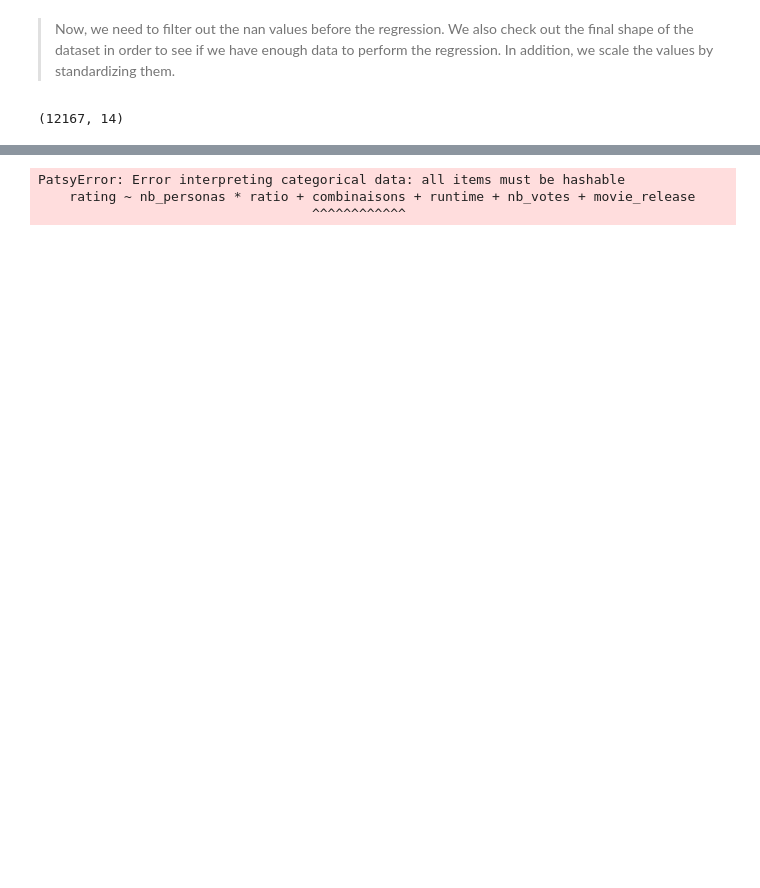
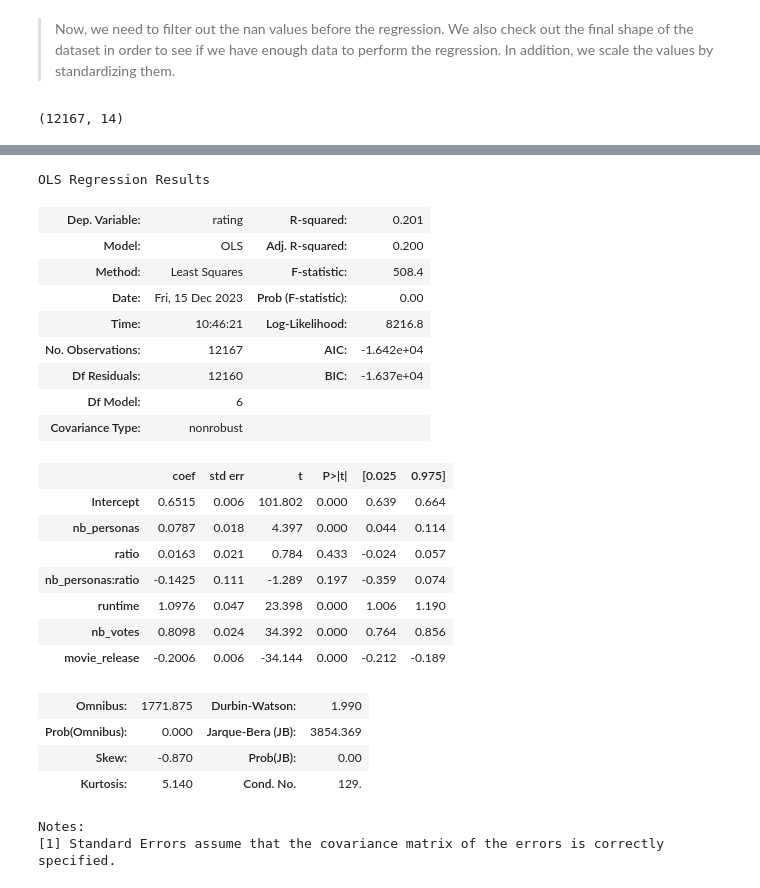
Before and after one commit to epfl-ada/ada-2023-project-theredpandada5, a Jupyter notebook: Statistics Pipeline.ipynb, the cells around one changed output, grey strips where cells are left out. Cells and saved outputs as stored; diff of their text form; code cells hidden in the pictures; blank space fills up the shorter version.

```diff
--- a/Statistics Pipeline.ipynb
+++ b/Statistics Pipeline.ipynb
@@ -983,9 +983,30 @@ df_reg
 12167 rows × 7 columns
 # %%
-model = smf.ols(formula='rating ~ nb_personas * ratio + combinaisons + runtime + nb_votes + movie_release', data=df_reg)
+model = smf.ols(formula='rating ~ nb_personas * ratio + runtime + nb_votes + movie_release', data=df_reg)
 results = model.fit()
 results.summary()
 # %% [output]
-PatsyError: Error interpreting categorical data: all items must be hashable
-    rating ~ nb_personas * ratio + combinaisons + runtime + nb_votes + movie_release
-                                   ^^^^^^^^^^^^
+OLS Regression Results
+| Dep. Variable: | rating | R-squared: | 0.201 |
+| Model: | OLS | Adj. R-squared: | 0.200 |
+| Method: | Least Squares | F-statistic: | 508.4 |
+| Date: | Fri, 15 Dec 2023 | Prob (F-statistic): | 0.00 |
+| Time: | 10:46:21 | Log-Likelihood: | 8216.8 |
+| No. Observations: | 12167 | AIC: | -1.642e+04 |
+| Df Residuals: | 12160 | BIC: | -1.637e+04 |
+| Df Model: | 6 |  |  |
+| Covariance Type: | nonrobust |  |  |
+|  | coef | std err | t | P>|t| | [0.025 | 0.975] |
+| Intercept | 0.6515 | 0.006 | 101.802 | 0.000 | 0.639 | 0.664 |
+| nb_personas | 0.0787 | 0.018 | 4.397 | 0.000 | 0.044 | 0.114 |
+| ratio | 0.0163 | 0.021 | 0.784 | 0.433 | -0.024 | 0.057 |
+| nb_personas:ratio | -0.1425 | 0.111 | -1.289 | 0.197 | -0.359 | 0.074 |
+| runtime | 1.0976 | 0.047 | 23.398 | 0.000 | 1.006 | 1.190 |
+| nb_votes | 0.8098 | 0.024 | 34.392 | 0.000 | 0.764 | 0.856 |
+| movie_release | -0.2006 | 0.006 | -34.144 | 0.000 | -0.212 | -0.189 |
+| Omnibus: | 1771.875 | Durbin-Watson: | 1.990 |
+| Prob(Omnibus): | 0.000 | Jarque-Bera (JB): | 3854.369 |
+| Skew: | -0.870 | Prob(JB): | 0.00 |
+| Kurtosis: | 5.140 | Cond. No. | 129. |
+Notes:
+[1] Standard Errors assume that the covariance matrix of the errors is correctly specified.
```
Also changed, not shown: parts of 2 cells of this notebook, 1 other file.
